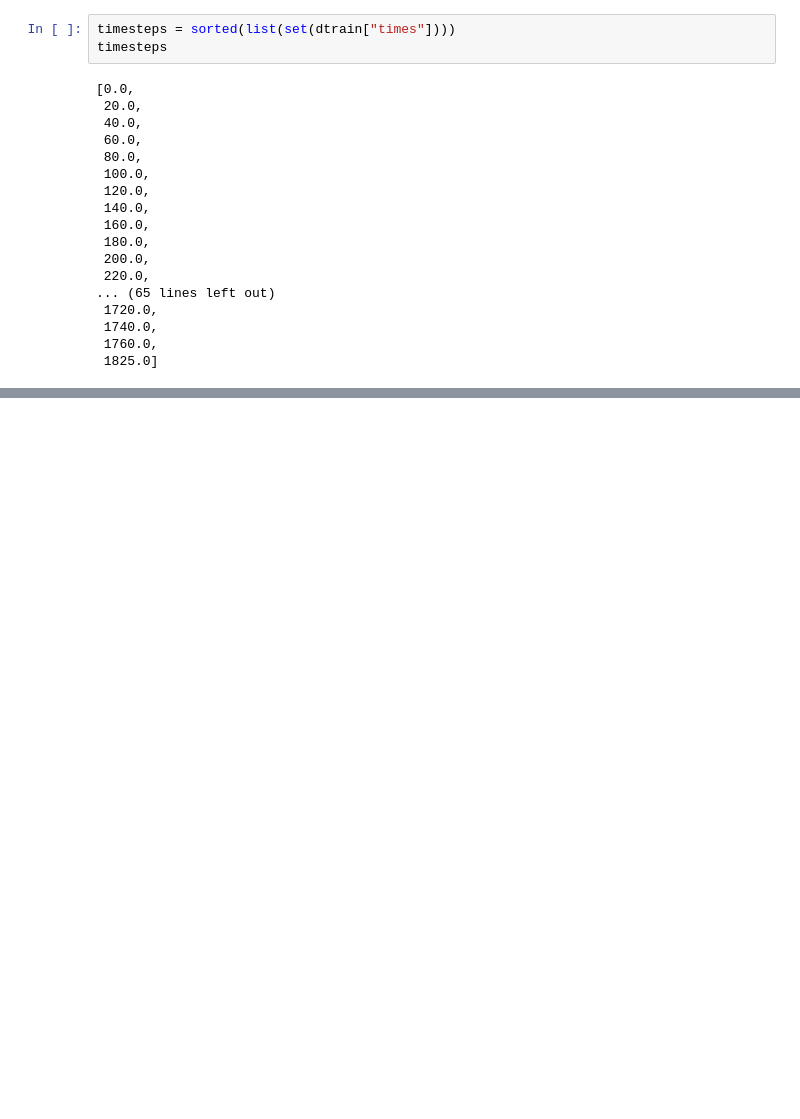
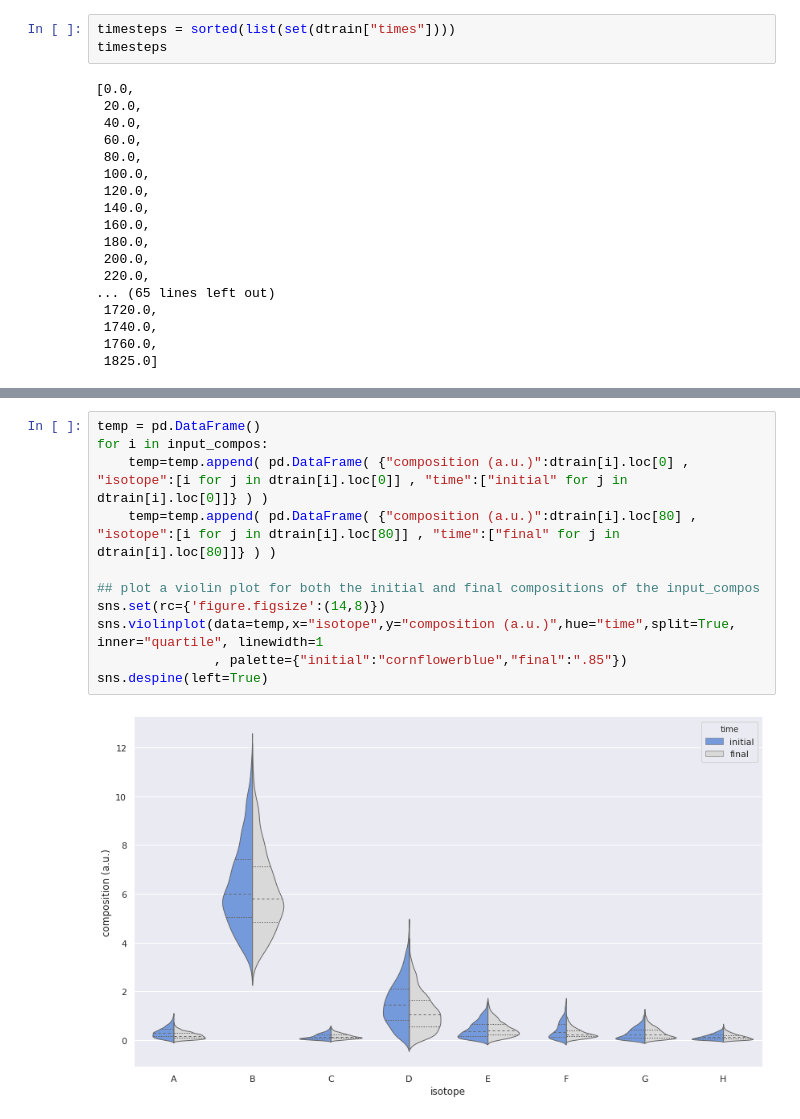
Before and after one commit to IRSN/nuclear_inventory_prediction, a Jupyter notebook: challenge_starting_kit.ipynb, the cells around one changed output, grey strips where cells are left out. Cells and saved outputs as stored; diff of their text form; blank space fills up the shorter version.

```diff
--- a/challenge_starting_kit.ipynb
+++ b/challenge_starting_kit.ipynb
@@ -160,0 +232,13 @@ Enjoy !
+# %%
+temp = pd.DataFrame()
+for i in input_compos:
+    temp=temp.append( pd.DataFrame( {"composition (a.u.)":dtrain[i].loc[0] , "isotope":[i for j in dtrain[i].loc[0]] , "time":["initial" for j in dtrain[i].loc[0]]} ) )
+    temp=temp.append( pd.DataFrame( {"composition (a.u.)":dtrain[i].loc[80] , "isotope":[i for j in dtrain[i].loc[80]] , "time":["final" for j in dtrain[i].loc[80]]} ) )
+
+## plot a violin plot for both the initial and final compositions of the input_compos
+sns.set(rc={'figure.figsize':(14,8)})
+sns.violinplot(data=temp,x="isotope",y="composition (a.u.)",hue="time",split=True, inner="quartile", linewidth=1
+               , palette={"initial":"cornflowerblue","final":".85"})
+sns.despine(left=True)
+# %% [output]
+[figure, added]
```
Also changed, not shown: parts of 59 cells of this notebook.
